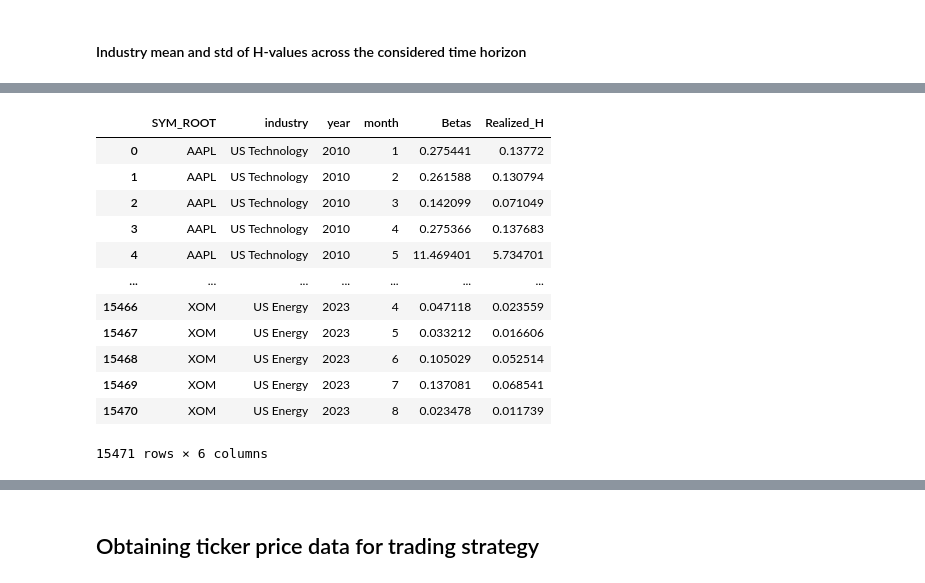
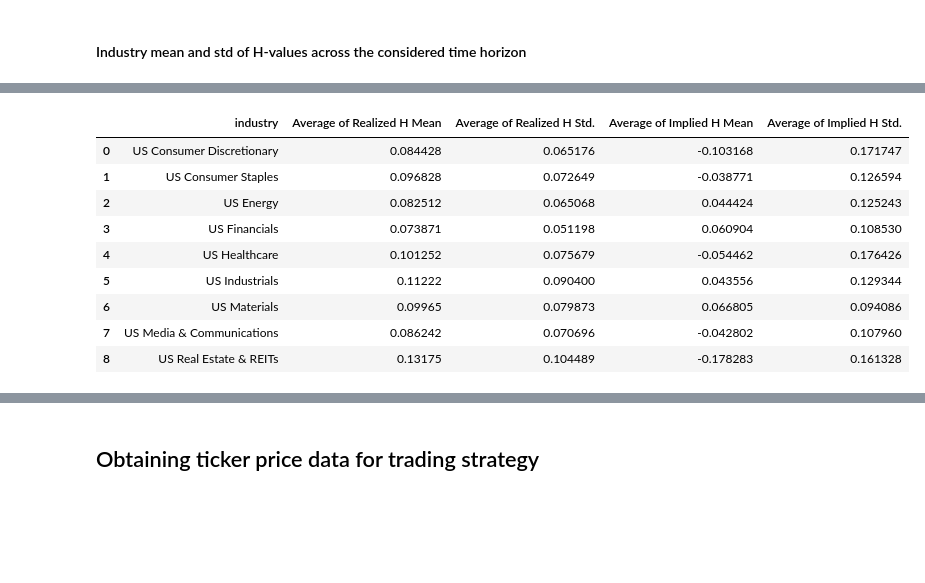
Before and after one commit to roshnx/buy-rough-sell-smooth, a Jupyter notebook: Realized_Vol_Regression.ipynb, the cells around one changed output, grey strips where cells are left out. Cells and saved outputs as stored; diff of their text form; code cells hidden in the pictures; blank space fills up the shorter version.

```diff
--- a/Realized_Vol_Regression.ipynb
+++ b/Realized_Vol_Regression.ipynb
@@ -363,17 +373,15 @@ industry_H
-# %%
-betas
-# %% [output]
-|  | SYM_ROOT | industry | year | month | Betas | Realized_H |
-| 0 | AAPL | US Technology | 2010 | 1 | 0.275441 | 0.13772 |
-| 1 | AAPL | US Technology | 2010 | 2 | 0.261588 | 0.130794 |
-| 2 | AAPL | US Technology | 2010 | 3 | 0.142099 | 0.071049 |
-| 3 | AAPL | US Technology | 2010 | 4 | 0.275366 | 0.137683 |
-| 4 | AAPL | US Technology | 2010 | 5 | 11.469401 | 5.734701 |
-| ... | ... | ... | ... | ... | ... | ... |
-| 15466 | XOM | US Energy | 2023 | 4 | 0.047118 | 0.023559 |
-| 15467 | XOM | US Energy | 2023 | 5 | 0.033212 | 0.016606 |
-| 15468 | XOM | US Energy | 2023 | 6 | 0.105029 | 0.052514 |
-| 15469 | XOM | US Energy | 2023 | 7 | 0.137081 | 0.068541 |
-| 15470 | XOM | US Energy | 2023 | 8 | 0.023478 | 0.011739 |
-15471 rows × 6 columns
+# %%
+industry_df = industry_H.merge(implied_H_industry, on='industry', how='inner')
+industry_df
+# %% [output]
+|  | industry | Average of Realized H Mean | Average of Realized H Std. | Average of Implied H Mean | Average of Implied H Std. |
+| 0 | US Consumer Discretionary | 0.084428 | 0.065176 | -0.103168 | 0.171747 |
+| 1 | US Consumer Staples | 0.096828 | 0.072649 | -0.038771 | 0.126594 |
+| 2 | US Energy | 0.082512 | 0.065068 | 0.044424 | 0.125243 |
+| 3 | US Financials | 0.073871 | 0.051198 | 0.060904 | 0.108530 |
+| 4 | US Healthcare | 0.101252 | 0.075679 | -0.054462 | 0.176426 |
+| 5 | US Industrials | 0.11222 | 0.090400 | 0.043556 | 0.129344 |
+| 6 | US Materials | 0.09965 | 0.079873 | 0.066805 | 0.094086 |
+| 7 | US Media & Communications | 0.086242 | 0.070696 | -0.042802 | 0.107960 |
+| 8 | US Real Estate & REITs | 0.13175 | 0.104489 | -0.178283 | 0.161328 |
 # %%
```
Also changed, not shown: parts of 5 cells of this notebook, 1 other file.
